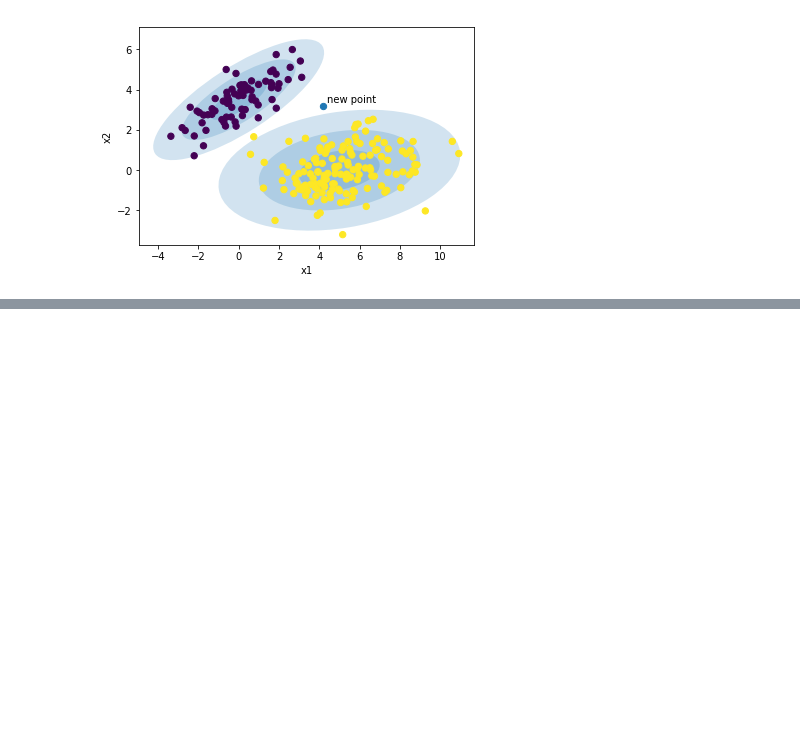
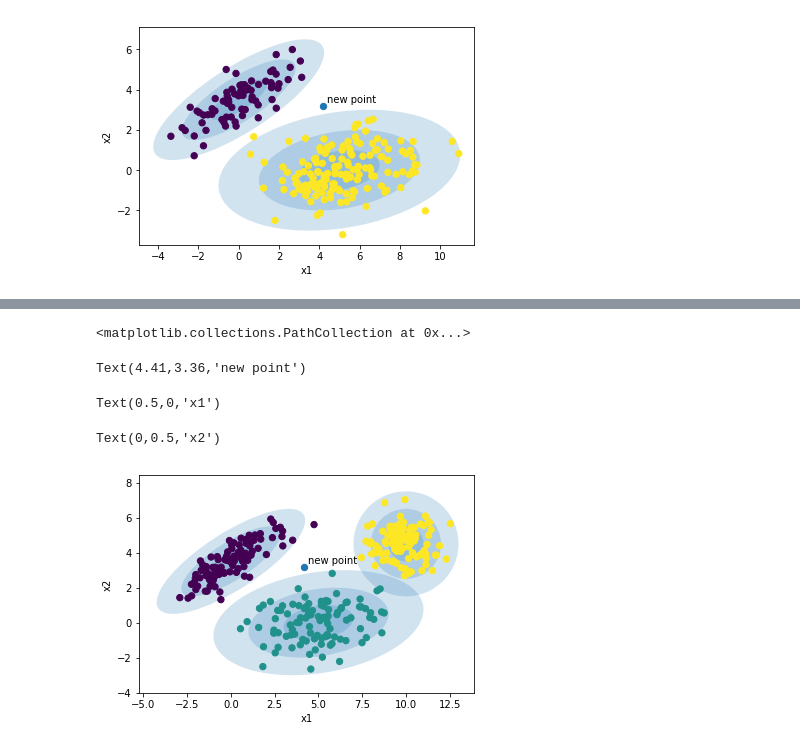
Before and after one commit to leandroohf/machine_learning_algorithms, a Jupyter notebook: simulated_data.ipynb, the cells around one changed output, grey strips where cells are left out. Cells and saved outputs as stored; diff of their text form; code cells hidden in the pictures; blank space fills up the shorter version.

```diff
--- a/simulated_data.ipynb
+++ b/simulated_data.ipynb
@@ -119,0 +167,32 @@ Text(0,0.5,'x2')
+# %%
+labels = df.label
+X = df[['x','y']].values
+
+initial_guess = [{ 'mu': np.asarray(mu1),
+          'Covar': np.asarray(Sigma1),
+          'w': 0.33 },
+          {'mu': np.asarray(mu2),
+          'Covar': np.asarray(Sigma2),
+          'w': 0.33},
+        {'mu': np.asarray(mu3),
+          'Covar': np.asarray(Sigma3),
+          'w': 0.33}
+                ]
+
+#plot_gmm(initial_guess, X,label=labels)
+
+ax = plt.gca()
+plot_gmm(initial_guess, X, label=labels, ax=ax)
+
+x_new = np.array([4.2,3.2])
+
+ax.scatter(x_new[0], x_new[1], s=40, cmap='viridis', zorder=2)
+ax.text( x_new[0]*1.05,x_new[1]*1.05, 'new point')
+plt.xlabel('x1')
+plt.ylabel('x2')
+# %% [output]
+<matplotlib.collections.PathCollection at 0x...>
+Text(4.41,3.36,'new point')
+Text(0.5,0,'x1')
+Text(0,0.5,'x2')
+[figure, added]
```
Also changed, not shown: parts of 3 cells of this notebook.
